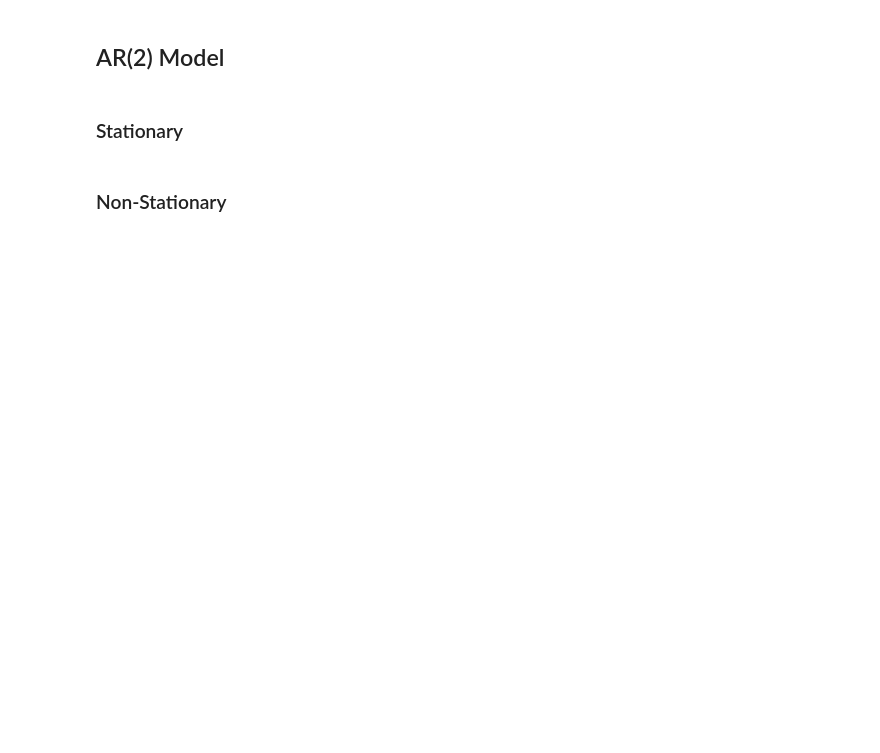
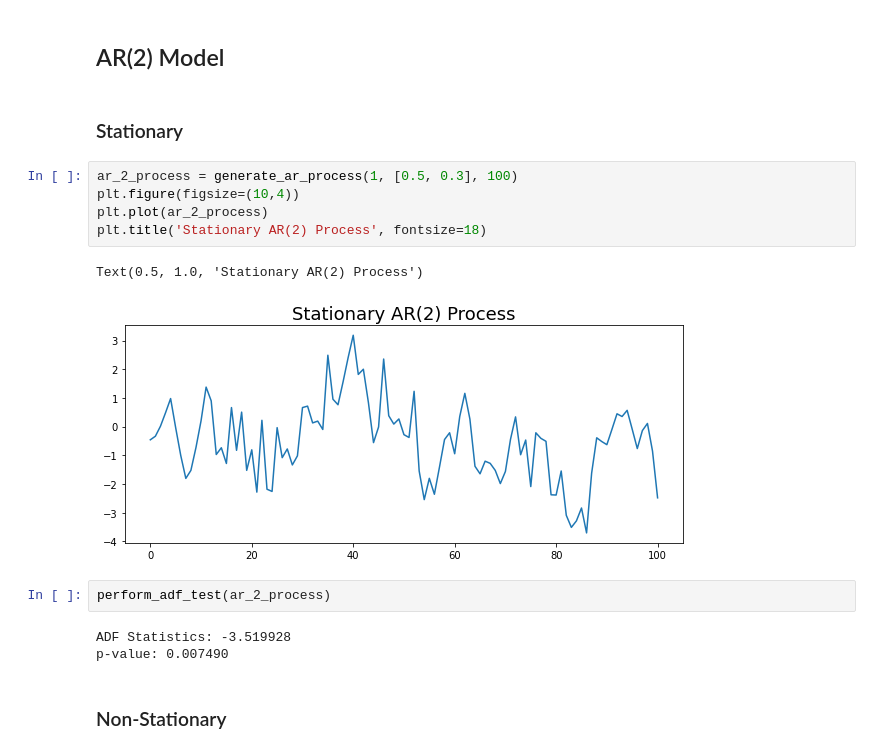
Before and after one commit to jonas-fullstack-dev/ts-dickey-fuller, a Jupyter notebook: dickey_fuller.ipynb, the cells around one changed output. Drawn from its saved outputs; the diff is of its cells as text; blank space fills up the shorter version.

```diff
--- a/dickey_fuller.ipynb
+++ b/dickey_fuller.ipynb
@@ -36,5 +62,18 @@ def perform_adf_test(series):
 ## AR(2) Model
 # %% [markdown]
 ### Stationary
+# %%
+ar_2_process = generate_ar_process(1, [0.5, 0.3], 100)
+plt.figure(figsize=(10,4))
+plt.plot(ar_2_process)
+plt.title('Stationary AR(2) Process', fontsize=18)
+# %% [output]
+Text(0.5, 1.0, 'Stationary AR(2) Process')
+[figure, added]
+# %%
+perform_adf_test(ar_2_process)
+# %% [output]
+ADF Statistics: -3.519928
+p-value: 0.007490
 # %% [markdown]
 ### Non-Stationary
```
Also changed, not shown: parts of 6 cells of this notebook.
